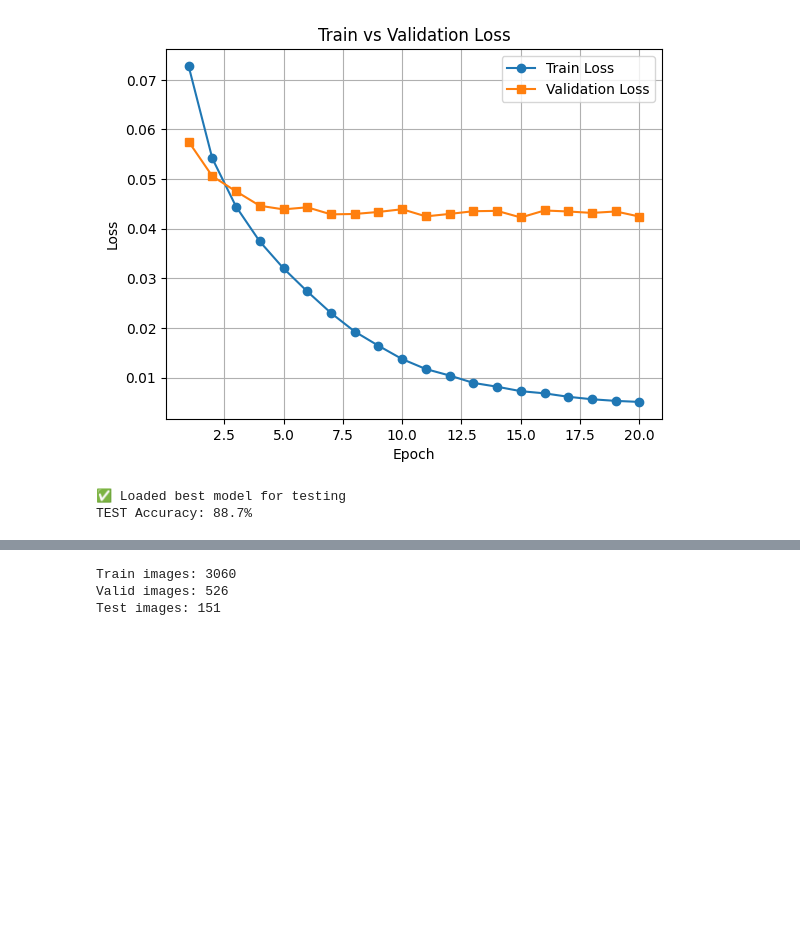
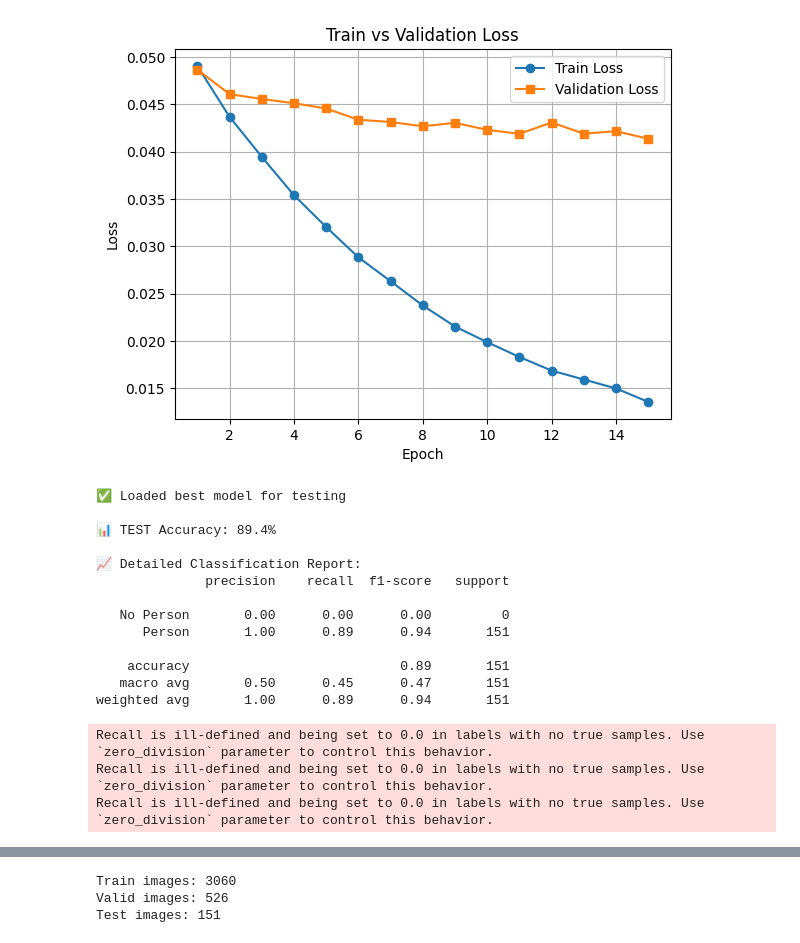
Before and after one commit to 2d-game-dev/ComputerVisionProject, a Jupyter notebook: Copy_of_NEWERVersionOFCV.ipynb, the cells around one changed output, grey strips where cells are left out. Drawn from its saved outputs; the diff is of its cells as text; code cells hidden in the pictures; blank space fills up the shorter version.

```diff
--- a/Copy_of_NEWERVersionOFCV.ipynb
+++ b/Copy_of_NEWERVersionOFCV.ipynb
@@ -134,10 +169,8 @@ test_loader  = DataLoader(test_dataset, batch_size=16)  # ✅ NEW
 # %%
-device = torch.device("cuda" if torch.cuda.is_available() else "cpu")
 
-model = GridDetectionModel().to(device)
 optimizer = optim.Adam(model.parameters(), lr=0.001)
 
-epochs = 20
+epochs = 15
 train_losses = []
 val_losses = []
 best_val_loss = float('inf')
@@ -209,35 +245,75 @@ Epoch 12: Train Loss = 0.0104 | Val Loss = 0.0430
 # %%
 plt.figure()
 plt.plot(range(1, epochs+1), train_losses, marker='o', label="Train Loss")
 plt.plot(range(1, epochs+1), val_losses, marker='s', label="Validation Loss")
 plt.xlabel("Epoch")
 plt.ylabel("Loss")
 plt.title("Train vs Validation Loss")
 plt.legend()
 plt.grid()
 plt.show()
 
+# ===== LOAD BEST MODEL =====
 model.load_state_dict(torch.load("best_model.pth"))
 print("✅ Loaded best model for testing")
 model.eval()
-correct = 0
-total = 0
+
+# ===== COLLECT PREDICTIONS =====
+all_preds = []
+all_targets = []
 
 with torch.no_grad():
     for images, targets in test_loader:
         images, targets = images.to(device), targets.to(device)
         preds = model(images)
 
-        pred_has_person = preds[..., 0].amax(dim=(1,2)) > 0.3
-        true_has_person = targets[..., 0].amax(dim=(1,2)) > 0.0
+        pred_has_person = (preds[..., 0].amax(dim=(1,2)) > 0.3).cpu().numpy()
+        true_has_person = (targets[..., 0].amax(dim=(1,2)) > 0.0).cpu().numpy()
 
-        correct += (pred_has_person == true_has_person).sum().item()
-        total += images.size(0)
+        all_preds.extend(pred_has_person)
+        all_targets.extend(true_has_person)
 
+# ===== CALCULATE ACCURACY =====
+correct = sum(1 for p, t in zip(all_preds, all_targets) if p == t)
+total = len(all_targets)
 test_accuracy = 100 * correct / total
 
-print(f"TEST Accuracy: {test_accuracy:.1f}%")
+print(f"\n📊 TEST Accuracy: {test_accuracy:.1f}%")
+
+# ===== DETAILED CLASSIFICATION REPORT =====
+from sklearn.metrics import classification_report
+print("\n📈 Detailed Classification Report:")
+print(classification_report(all_targets, all_preds,
+      target_names=["No Person", "Person"]))
+
+# ===== OPTIONAL: Confusion Matrix =====
+from sklearn.metrics import confusion_matrix
+import seaborn as sns
+
+cm = confusion_matrix(all_targets, all_preds)
+plt.figure(figsize=(6, 5))
+sns.heatmap(cm, annot=True, fmt='d', cmap='Blues',
+            xticklabels=["No Person", "Person"],
+            yticklabels=["No Person", "Person"])
+plt.xlabel('Predicted')
+plt.ylabel('Actual')
+plt.title('Confusion Matrix')
+plt.show()
 # %% [output]
-[figure, old version]
+[figure, new version]
 ✅ Loaded best model for testing
-TEST Accuracy: 88.7%
+
+📊 TEST Accuracy: 89.4%
+
+📈 Detailed Classification Report:
+              precision    recall  f1-score   support
+
+   No Person       0.00      0.00      0.00         0
+      Person       1.00      0.89      0.94       151
+
+    accuracy                           0.89       151
+   macro avg       0.50      0.45      0.47       151
+weighted avg       1.00      0.89      0.94       151
+Recall is ill-defined and being set to 0.0 in labels with no true samples. Use `zero_division` parameter to control this behavior.
+Recall is ill-defined and being set to 0.0 in labels with no true samples. Use `zero_division` parameter to control this behavior.
+Recall is ill-defined and being set to 0.0 in labels with no true samples. Use `zero_division` parameter to control this behavior.
```
Also changed, not shown: parts of 9 cells of this notebook.
